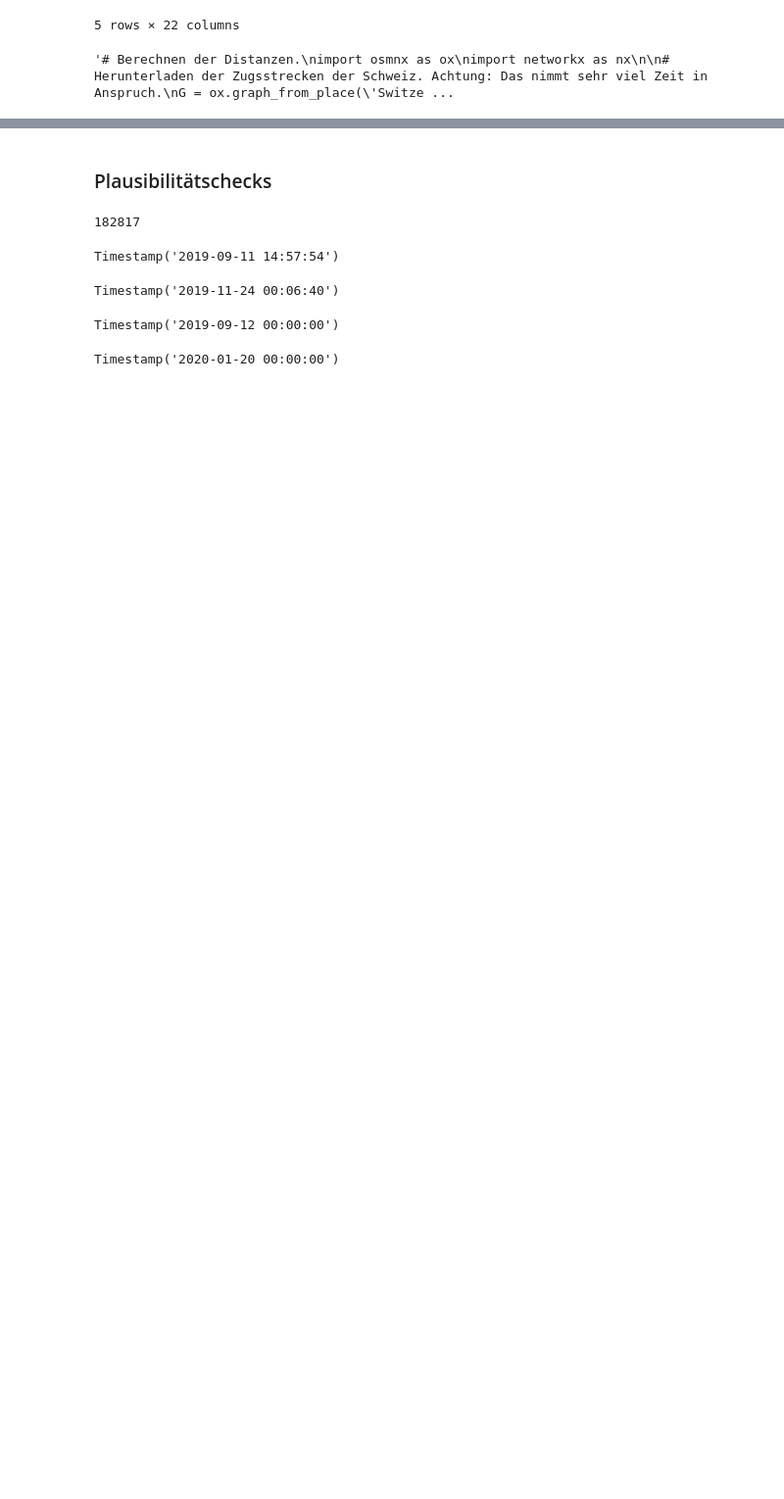
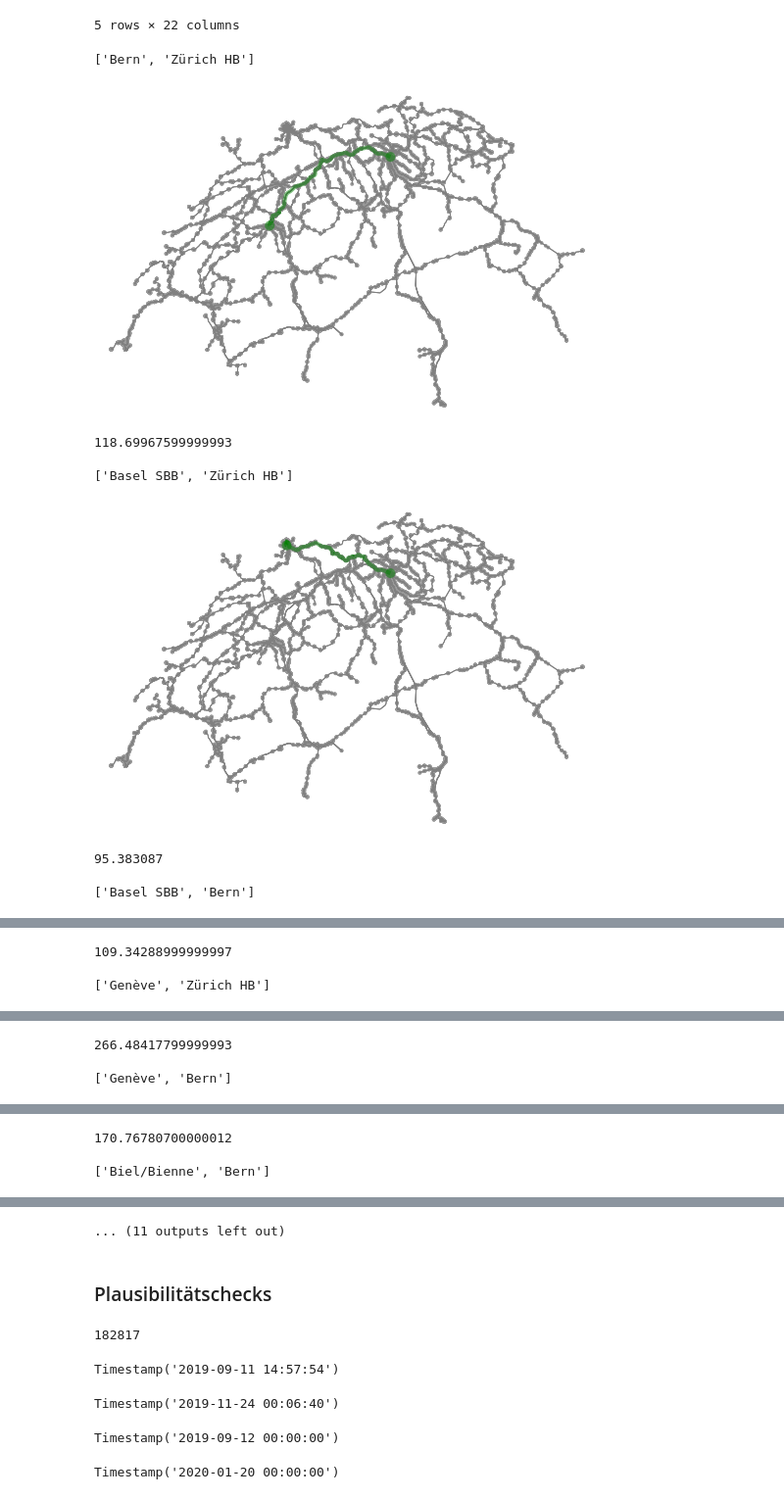
Before and after one commit to tamedia-ddj/2019-12-01_sparbillette, a Jupyter notebook: 2_spartbilette_aufbereitung.ipynb, the cells around one changed output, grey strips where cells are left out. Shown at 98% size. Saved outputs shown, nothing was run; the diff lists cells and outputs as text; code cells hidden in the pictures; blank space fills up the shorter version.

```diff
--- a/2_spartbilette_aufbereitung.ipynb
+++ b/2_spartbilette_aufbereitung.ipynb
@@ -14,7 +18,7 @@ df = pd.read_csv('daten/sparbillette_3.csv', index_col='Unnamed: 0')
 # %%
 df.columns = ['datetime', 'datum', 'start', 'ziel', 'zeit', 'abfahrt',
        'ankunft', 'dauer', 'umsteigen', 'belegung_1', 'belegung_2', 'zug',
-       'minimalpreis', 'login', 'file']
+       'minimalpreis', 'sparticket', 'login', 'file']
 # %%
 # Eine Korrektur. Einige Ortsbezeichnungen enthalten einen Leerschlag am Ende. Dieser wird entfernt.
 df['start'] = df['start'].str.strip()
@@ -96,7 +96,7 @@ for s in df['strecke'].unique():
         normalpreis = df_temp['minimalpreis'].max()
         df_temp['normalpreis'] = normalpreis
 
-        # Bei zwei Strecken entspricht der Maximalpreis nicht dem Normalpreis. Diese werden manuell korrigiert.
+        # Bei drei Strecken entspricht der Maximalpreis nicht dem Normalpreis. Diese werden manuell korrigiert.
         for i, r in df_temp.iterrows():
             if r['strecke'] == 'Bern -- Thun':
                 df_temp.at[i, 'normalpreis'] = 8.20
@@ -110,9 +110,14 @@ for s in df['strecke'].unique():
             elif r['strecke'] == 'Chur -- Zürich HB':
                 df_temp.at[i, 'normalpreis'] = 20.50
                 normalpreis = 20.50
+            elif r['strecke'] == 'Bern -- Zürich HB':
+                df_temp.at[i, 'normalpreis'] = 25.50
+                normalpreis = 25.50
+            elif r['strecke'] == 'Zürich HB -- Bern':
+                df_temp.at[i, 'normalpreis'] = 25.50
+                normalpreis = 25.50
 
         df_temp['preis_prozent'] = df_temp['minimalpreis'].apply(lambda x: round(100 * x / normalpreis, 1))
-        df_temp['sparticket'] = df_temp['preis_prozent'].apply(lambda x: True if x < 100 else False)
         df_temp_1 = df_temp_1.append(df_temp)
 df = df_temp_1
 # %% [output]
@@ -140,7 +141,8 @@ df.head()
 | 11 | 2019-10-24 22:49:45 | 2019-10-25 | Bern | Lugano, Vignola | 16:00 | 19:00 | 22:51 | 3 h 51 min | 3 | 1. Klasse, Tiefe bis mittlere Bel... | ... |
 5 rows × 22 columns
 # %%
-'''# Berechnen der Distanzen.
+# Berechnen der Distanzen. Achtung: Es dauert lange, bis die nötigen Geodatengeladen
+# und die Berechnungen gemacht sind.
 import osmnx as ox
 import networkx as nx
 
@@ -168,32 +170,40 @@ distanz_dict = dict()
 for s in strecken:
     n1 = df_bahnhof.loc[s[0]]['node']
     n2 = df_bahnhof.loc[s[1]]['node']
 
     print(s)
     route = nx.shortest_path(G, n1, n2, weight='length')
     fig, ax = ox.plot_graph_route(G, route, fig_height=8, fig_width=8,
                         show=True, close=False,
                         edge_color='grey',
                         orig_dest_node_color='green',
                         route_color='green')
     length = nx.shortest_path_length(G, n1, n2, weight='length')
     print(length / 1000)
     print()
     distanz_dict[' -- '.join(s)] = round(length / 1000, 3)
 
 # Zusammenführen der beiden Dataframes.
 df_distanzen = pd.DataFrame.from_dict(distanz_dict, orient='index')#df_distanzen = df_distanzen.reset_index()
 df_distanzen = df_distanzen.reset_index()
 df_distanzen['index'] = df_distanzen['index'].str.replace('bern', 'Bern')
 df_distanzen['index'] = df_distanzen['index'].str.replace('bern', 'Bern')
 df_distanzen['index'] = df_distanzen['index'].str.replace('zürich', 'Zürich HB')
 df_distanzen['index'] = df_distanzen['index'].str.replace('basel', 'Basel SBB')
 df_distanzen['index'] = df_distanzen['index'].str.replace('genève', 'Genève')
 df_distanzen['index'] = df_distanzen['index'].str.replace('basel', 'Basel SBB')
 
 df_distanzen.columns = ['strecke', 'kilometer']
 
 # Abspeichern der generierten Daten.
-df_distanzen.to_csv('daten/distanzen.csv')'''
+df_distanzen.to_csv('daten/distanzen.csv')
 # %% [output]
-'# Berechnen der Distanzen.\nimport osmnx as ox\nimport networkx as nx\n\n# Herunterladen der Zugsstrecken der Schweiz. Achtung: Das nimmt sehr viel Zeit in Anspruch.\nG = ox.graph_from_place(\'Switze ...
+['Bern', 'Zürich HB']
+[figure, added]
+118.69967599999993
+
+['Basel SBB', 'Zürich HB']
+[figure, added]
+95.383087
+
+['Basel SBB', 'Bern']
@@ -199,0 +211,3 @@ df_distanzen.to_csv('daten/distanzen.csv')'''
+109.34288999999997
+
+['Genève', 'Zürich HB']
@@ -199,0 +215,3 @@ df_distanzen.to_csv('daten/distanzen.csv')'''
+266.48417799999993
+
+['Genève', 'Bern']
@@ -199,0 +219,3 @@ df_distanzen.to_csv('daten/distanzen.csv')'''
+170.76780700000012
+
+['Biel/Bienne', 'Bern']
@@ -200,3 +223,4 @@ df_distanzen.to_csv('daten/distanzen.csv')'''
+... (11 outputs left out)
 # %%
 # Neu laden der Distanzangaben.
 df_distanzen = pd.read_csv('daten/distanzen.csv', index_col='Unnamed: 0')
```
Also changed, not shown: parts of 5 cells of this notebook.
